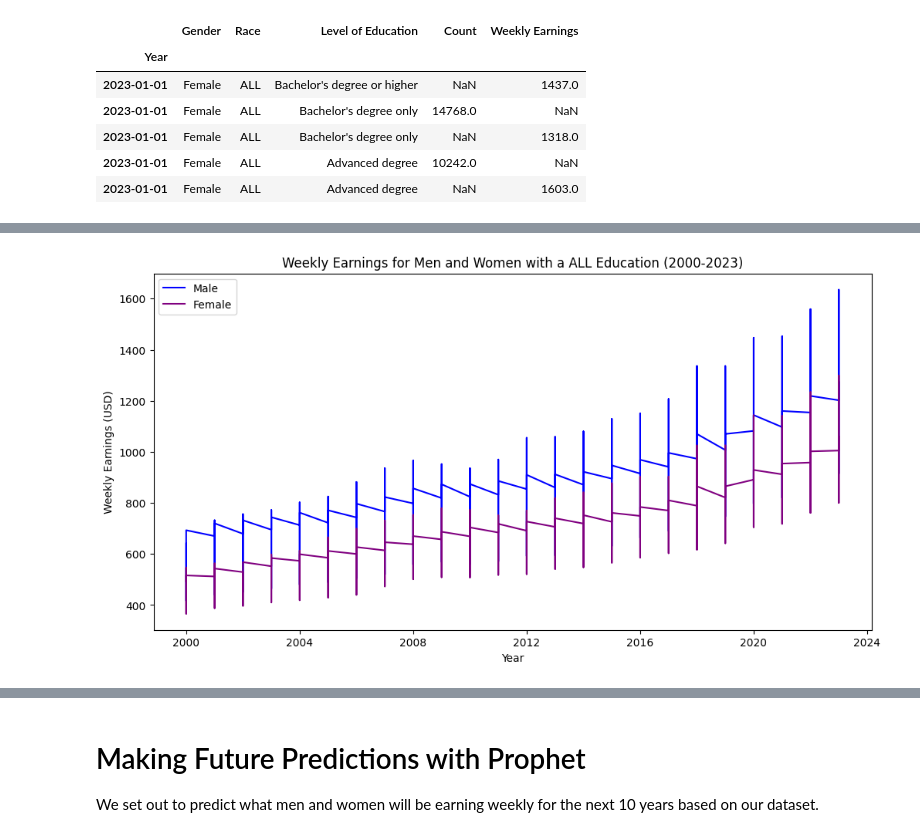
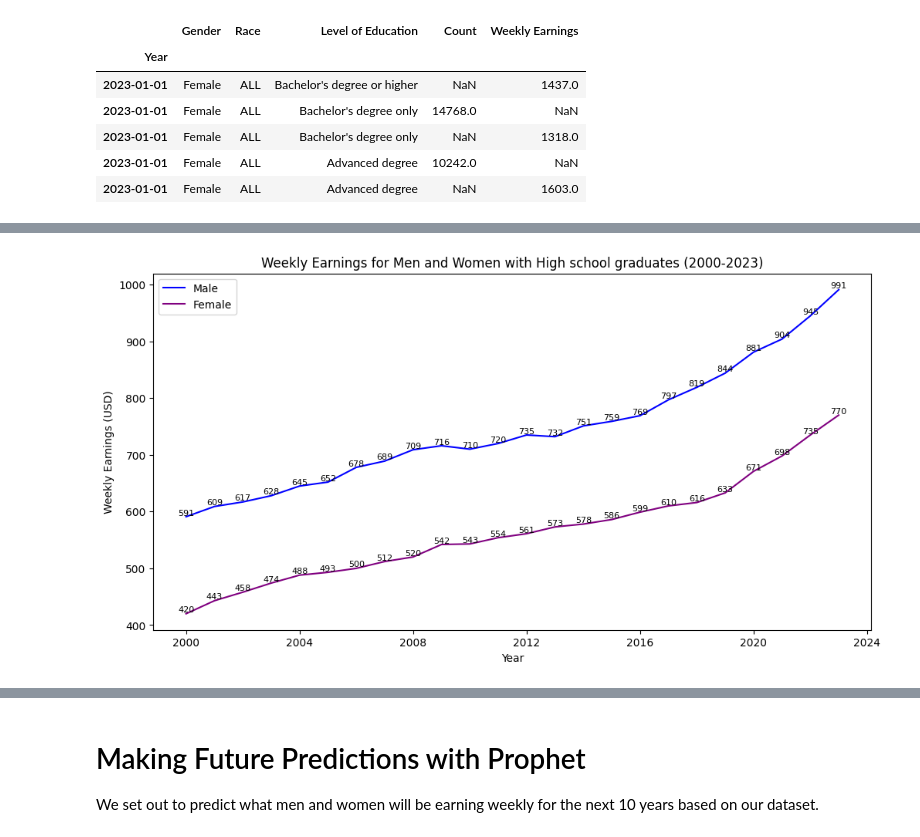
Before and after one commit to professav/project1.newrepo, a Jupyter notebook: uslaborstatistics.ipynb, the cells around one changed output, grey strips where cells are left out. Saved outputs shown, nothing was run; the diff lists cells and outputs as text; code cells hidden in the pictures.

```diff
--- a/uslaborstatistics.ipynb
+++ b/uslaborstatistics.ipynb
@@ -273,22 +134,4 @@ plt.show()
-# %%
-# Plotting Weekly Earnings for Men and Women with All education in ALL Years
-plt.figure(figsize=(12, 6))
-
-# Plotting Men's Weekly Earnings
-men_weekly_earnings = all_weekly_earnings.loc[(all_weekly_earnings['Gender'] == 'Male') & (all_weekly_earnings['Level of Education'] == "ALL")]
-plt.plot(men_weekly_earnings.index, men_weekly_earnings['Weekly Earnings'], color='blue', label='Male')
-
-# Plotting Women's Weekly Earnings
-women_weekly_earnings = all_weekly_earnings.loc[(all_weekly_earnings['Gender'] == 'Female') & (all_weekly_earnings['Level of Education'] == "ALL")]
-plt.plot(women_weekly_earnings.index, women_weekly_earnings['Weekly Earnings'], color='purple', label='Female')
-
-# Adding labels and title
-plt.title("Weekly Earnings for Men and Women with a ALL Education (2000-2023)")
-plt.xlabel('Year')
-plt.ylabel('Weekly Earnings (USD)')
-plt.legend()
-
-# Display the plot
-plt.show()
-# %% [output]
-[figure, removed]
+# %%
+graph_median_earnings(all_weekly_earnings, "High school graduates")
+# %% [output]
+[figure, added]
```
Also changed, not shown: parts of 17 cells of this notebook.
